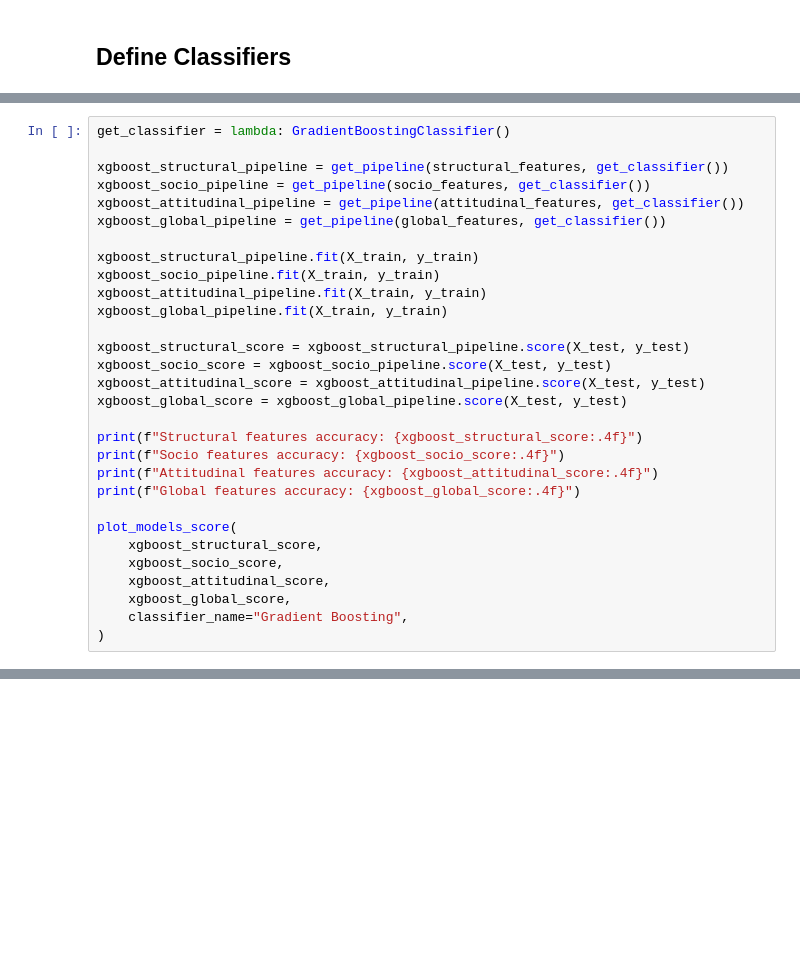
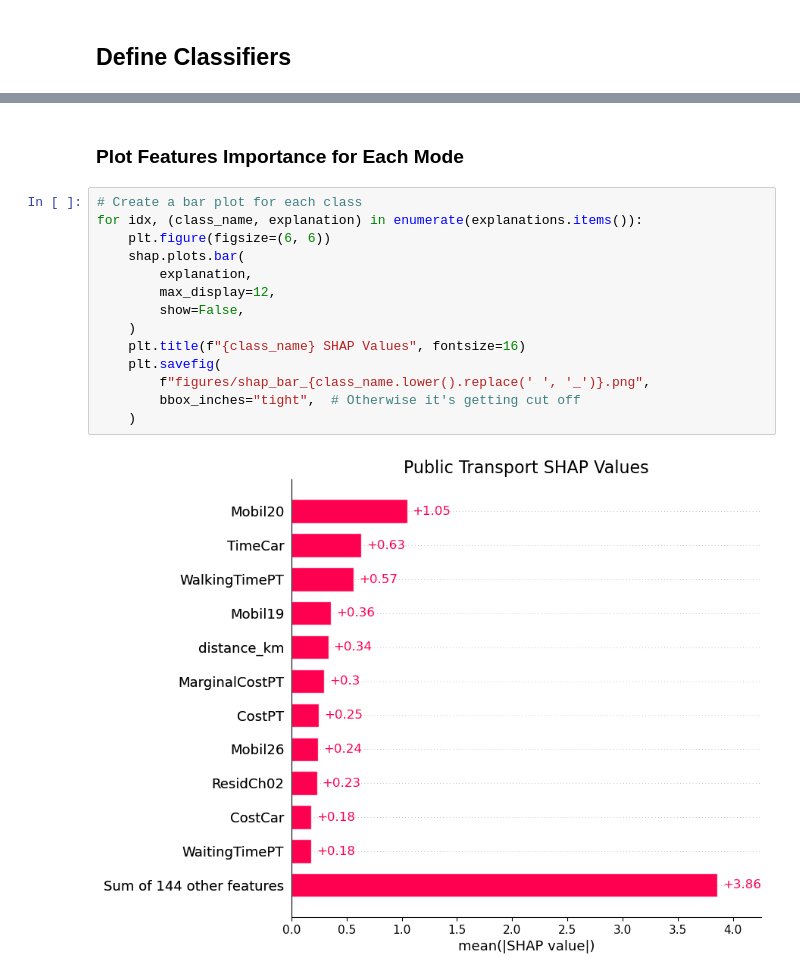
Before and after one commit to BearToCode/ai-mode-selection, a Jupyter notebook: notebook.ipynb, the cells around one changed output, grey strips where cells are left out. Cells and saved outputs as stored; diff of their text form; blank space fills up the shorter version.

```diff
--- a/notebook.ipynb
+++ b/notebook.ipynb
@@ -381,30 +367,0 @@ Global features accuracy: 0.7739
-# %%
-get_classifier = lambda: GradientBoostingClassifier()
-
-xgboost_structural_pipeline = get_pipeline(structural_features, get_classifier())
-xgboost_socio_pipeline = get_pipeline(socio_features, get_classifier())
-xgboost_attitudinal_pipeline = get_pipeline(attitudinal_features, get_classifier())
-xgboost_global_pipeline = get_pipeline(global_features, get_classifier())
-
-xgboost_structural_pipeline.fit(X_train, y_train)
-xgboost_socio_pipeline.fit(X_train, y_train)
-xgboost_attitudinal_pipeline.fit(X_train, y_train)
-xgboost_global_pipeline.fit(X_train, y_train)
-
-xgboost_structural_score = xgboost_structural_pipeline.score(X_test, y_test)
-xgboost_socio_score = xgboost_socio_pipeline.score(X_test, y_test)
-xgboost_attitudinal_score = xgboost_attitudinal_pipeline.score(X_test, y_test)
-xgboost_global_score = xgboost_global_pipeline.score(X_test, y_test)
-
-print(f"Structural features accuracy: {xgboost_structural_score:.4f}")
-print(f"Socio features accuracy: {xgboost_socio_score:.4f}")
-print(f"Attitudinal features accuracy: {xgboost_attitudinal_score:.4f}")
-print(f"Global features accuracy: {xgboost_global_score:.4f}")
-
-plot_models_score(
-    xgboost_structural_score,
-    xgboost_socio_score,
-    xgboost_attitudinal_score,
-    xgboost_global_score,
-    classifier_name="Gradient Boosting",
-)
@@ -530,0 +466,18 @@ shap.plots.bar(shap_values_nn[:, :, 0])
+# %% [markdown]
+### Plot Features Importance for Each Mode
+# %%
+# Create a bar plot for each class
+for idx, (class_name, explanation) in enumerate(explanations.items()):
+    plt.figure(figsize=(6, 6))
+    shap.plots.bar(
+        explanation,
+        max_display=12,
+        show=False,
+    )
+    plt.title(f"{class_name} SHAP Values", fontsize=16)
+    plt.savefig(
+        f"figures/shap_bar_{class_name.lower().replace(' ', '_')}.png",
+        bbox_inches="tight",  # Otherwise it's getting cut off
+    )
+# %% [output]
+[figure, added]
```
Also changed, not shown: parts of 37 cells of this notebook, 7 other files.
